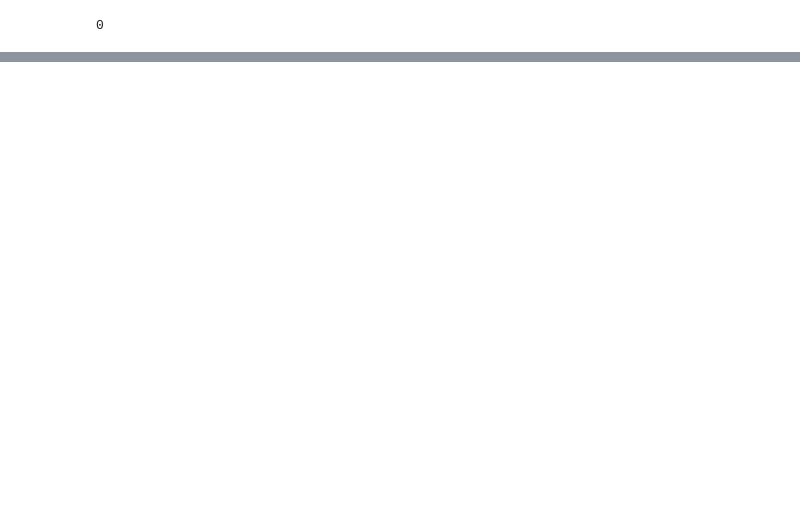
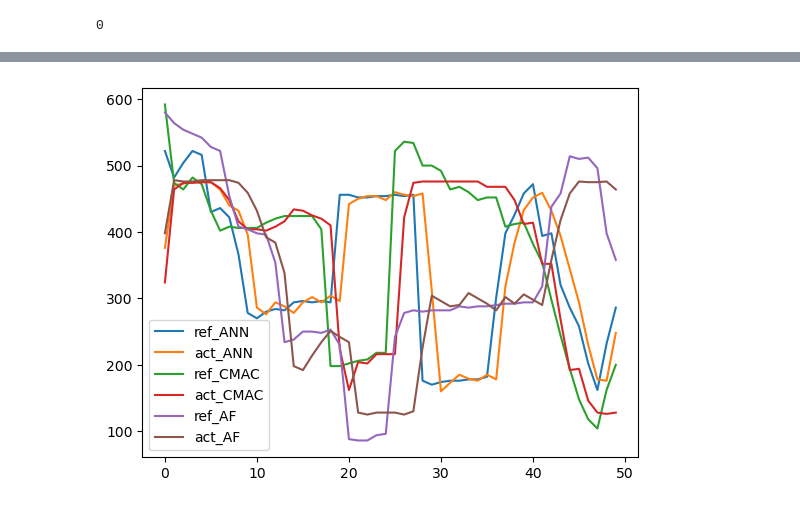
Before and after one commit to MarcelZelent/Bioinspired-Marcel, a Jupyter notebook: Final_project/final_project.ipynb, the cells around one changed output, grey strips where cells are left out. Drawn from its saved outputs; the diff is of its cells as text; code cells hidden in the pictures; blank space fills up the shorter version.

```diff
--- a/Final_project/final_project.ipynb
+++ b/Final_project/final_project.ipynb
@@ -771,3 +761,14 @@ plt.show()
+# %%
+plt.plot(np.arange(len(ref_ANN)),ref_ANN)
+plt.plot(np.arange(len(act_ANN)),act_ANN)
+plt.plot(np.arange(len(ref_CMAC)),ref_CMAC)
+plt.plot(np.arange(len(act_CMAC)),act_CMAC)
+plt.plot(np.arange(len(ref_AF)),ref_AF)
+plt.plot(np.arange(len(act_AF)),act_AF)
+plt.legend(["ref_ANN","act_ANN","ref_CMAC","act_CMAC","ref_AF","act_AF"])
+plt.show()
+# %% [output]
+[figure, added]
 # %%
 #TODO: Compare the number of iteration it takes for convergence in the control loop with
 # neural network only and with both CMAC and neural network.
```
Also changed, not shown: parts of 22 cells of this notebook, 5 other files.
